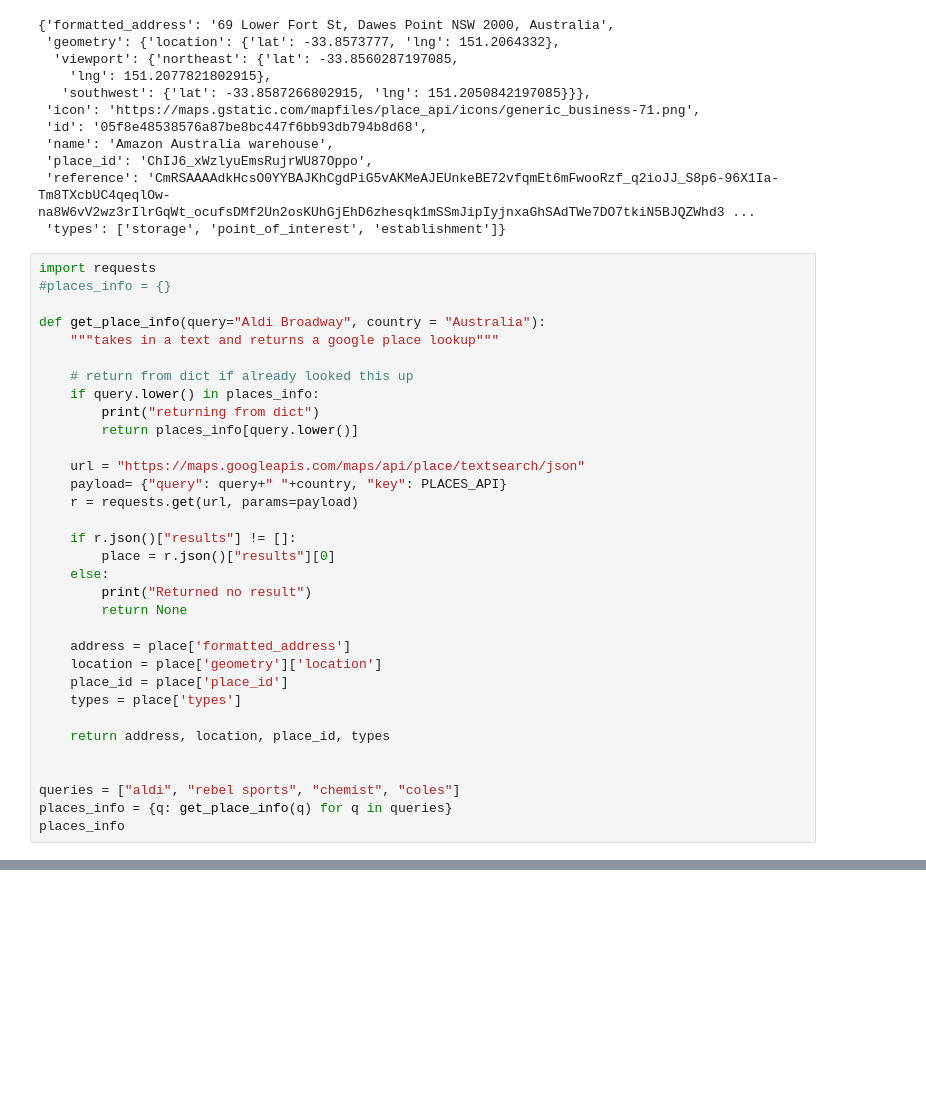
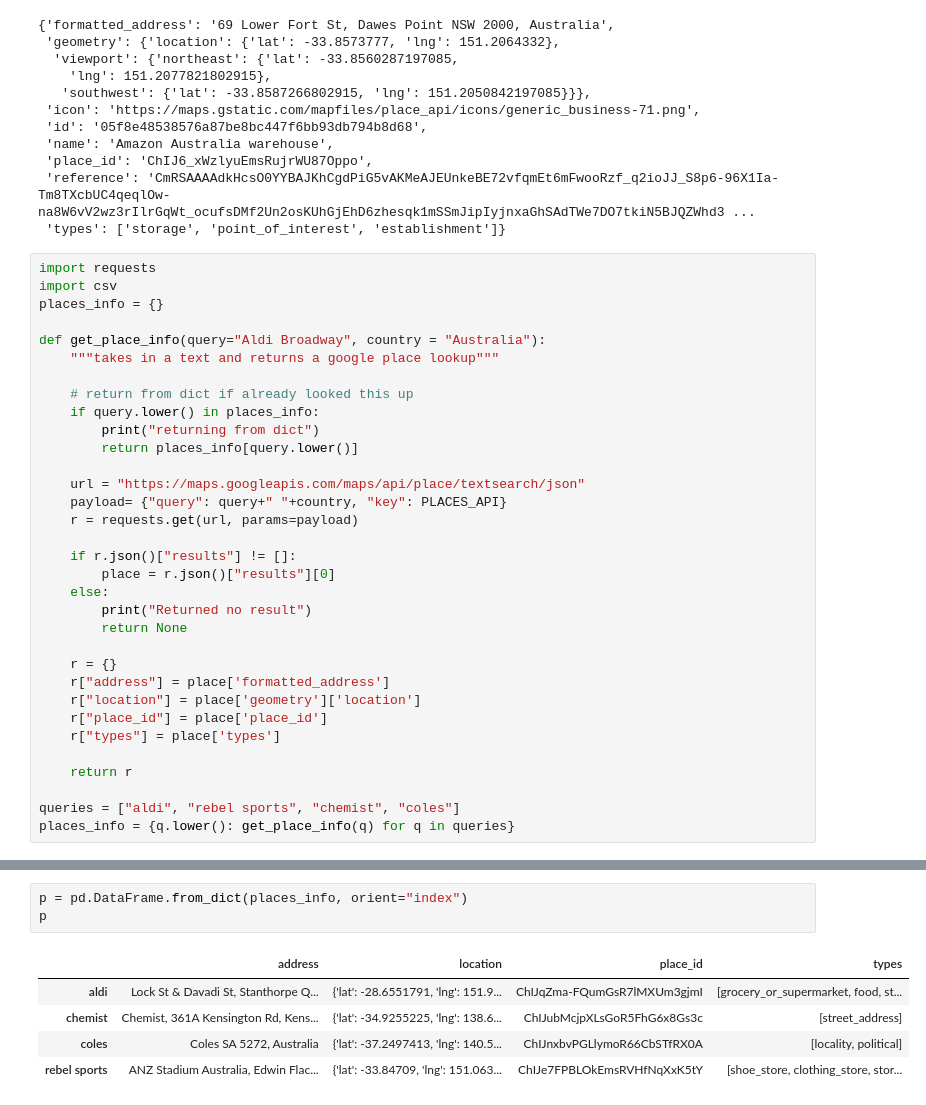
Before and after one commit to khalido/money_bot, a Jupyter notebook: parsing_csv.ipynb, the cells around one changed output, grey strips where cells are left out. Drawn from its saved outputs; the diff is of its cells as text; blank space fills up the shorter version.

Commit message:
improved get place info function

```diff
--- a/parsing_csv.ipynb
+++ b/parsing_csv.ipynb
@@ -143,7 +143,8 @@ place
  'types': ['storage', 'point_of_interest', 'establishment']}
 # %%
 import requests
-#places_info = {}
+import csv
+places_info = {}
 
 def get_place_info(query="Aldi Broadway", country = "Australia"):
     """takes in a text and returns a google place lookup"""
@@ -163,14 +164,13 @@ def get_place_info(query="Aldi Broadway", country = "Australia"):
         print("Returned no result")
         return None
 
-    address = place['formatted_address']
-    location = place['geometry']['location']
-    place_id = place['place_id']
-    types = place['types']
+    r = {}
+    r["address"] = place['formatted_address']
+    r["location"] = place['geometry']['location']
+    r["place_id"] = place['place_id']
+    r["types"] = place['types']
 
-    return address, location, place_id, types
-
+    return r
 
 queries = ["aldi", "rebel sports", "chemist", "coles"]
-places_info = {q: get_place_info(q) for q in queries}
-places_info
+places_info = {q.lower(): get_place_info(q) for q in queries}
@@ -207,0 +197,9 @@ re.search("Usd", s)
+# %%
+p = pd.DataFrame.from_dict(places_info, orient="index")
+p
+# %% [output]
+|  | address | location | place_id | types |
+| aldi | Lock St & Davadi St, Stanthorpe Q... | {'lat': -28.6551791, 'lng': 151.9... | ChIJqZma-FQumGsR7lMXUm3gjmI | [grocery_or_supermarket, food, st... |
+| chemist | Chemist, 361A Kensington Rd, Kens... | {'lat': -34.9255225, 'lng': 138.6... | ChIJubMcjpXLsGoR5FhG6x8Gs3c | [street_address] |
+| coles | Coles SA 5272, Australia | {'lat': -37.2497413, 'lng': 140.5... | ChIJnxbvPGLlymoR66CbSTfRX0A | [locality, political] |
+| rebel sports | ANZ Stadium Australia, Edwin Flac... | {'lat': -33.84709, 'lng': 151.063... | ChIJe7FPBLOkEmsRVHfNqXxK5tY | [shoe_store, clothing_store, stor... |
```
Also changed, not shown: parts of 5 cells of this notebook, 1 other file.
